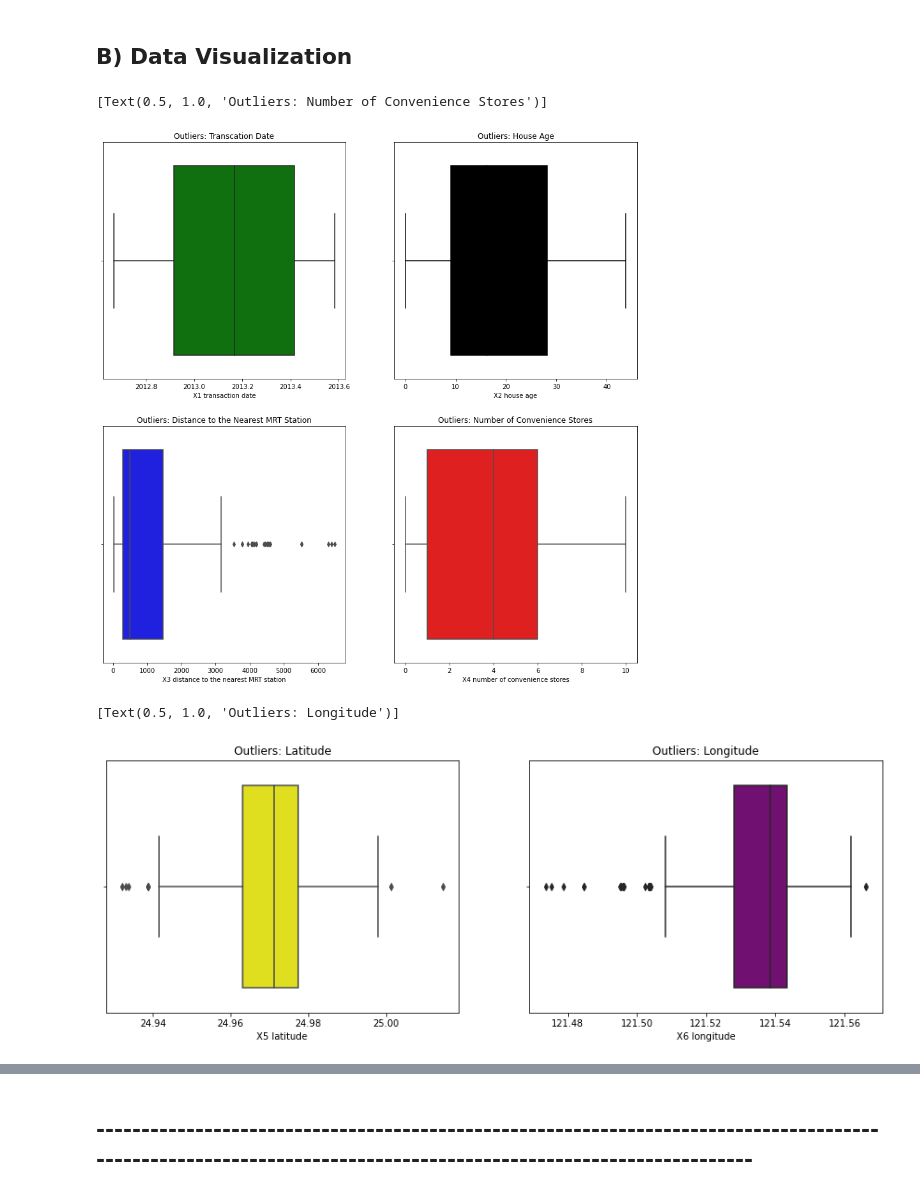
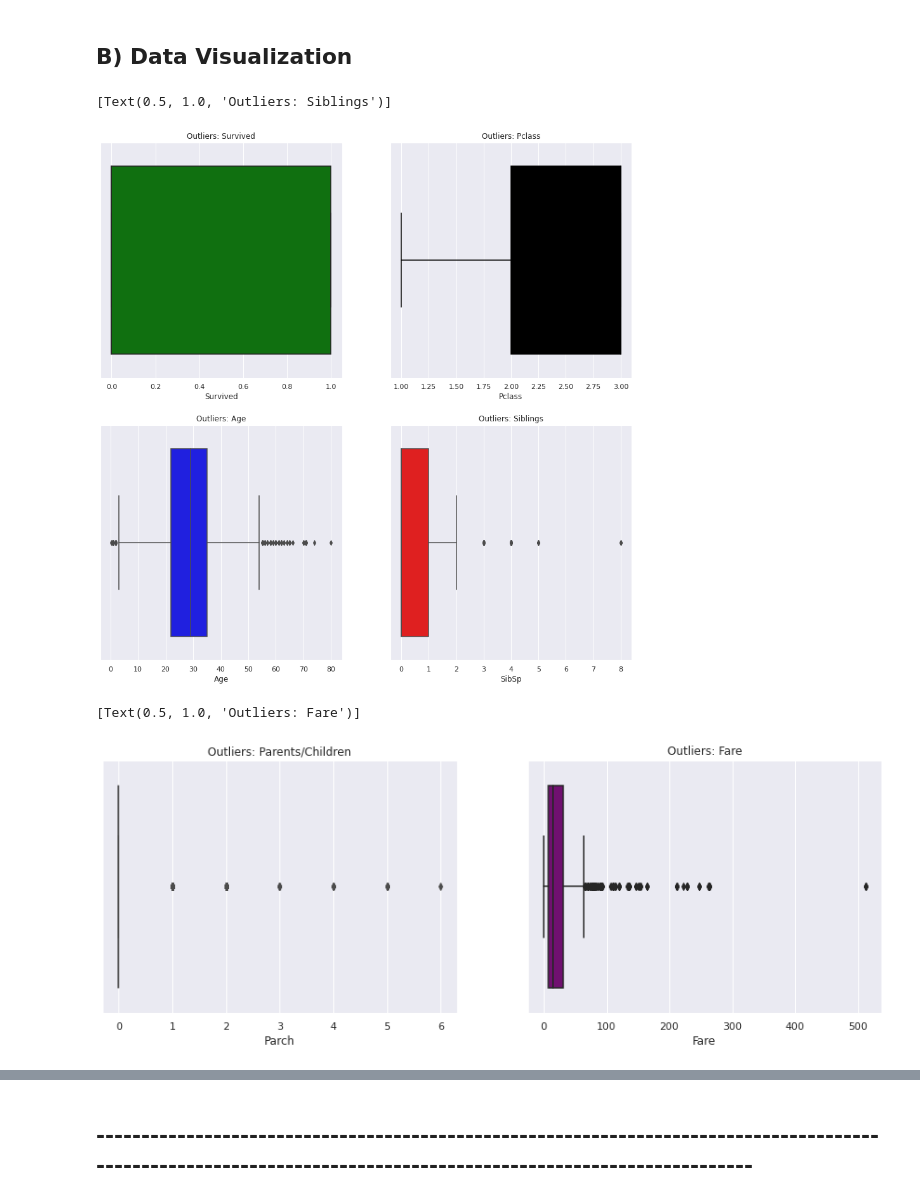
Before and after one commit to YehiaEhab16/AMIT_Projects_Machine_Learning, a Jupyter notebook: Machine Learning/Assignment 8/Titanic_Classification.ipynb, the cells around one changed output, grey strips where cells are left out. Cells and saved outputs as stored; diff of their text form; code cells hidden in the pictures.

```diff
--- a/Machine Learning/Assignment 8/Titanic_Classification.ipynb
+++ b/Machine Learning/Assignment 8/Titanic_Classification.ipynb
@@ -46,0 +31,11 @@ df.head()
+# %%
+df.drop(['PassengerId'], axis=1, inplace=True)
+# %%
+feature = list(df['Name'])
+arr = []
+for i in range(len(df['Name'])):
+    newFeature = feature[i].split(', ')
+    newFeature = newFeature[1].split('.')
+    newFeature = newFeature[0]
+    arr.append(newFeature)
+df['Name'] = arr
@@ -46,0 +78,5 @@ df.head()
+# %%
+df['Age'].fillna(int(df['Age'].mean()),inplace=True)
+df['Cabin'].fillna('Not_Provided',inplace=True)
+df['Embarked'].fillna('Not_Provided',inplace=True)
+df.isna().sum()
@@ -46,0 +100,3 @@ df.head()
+# %%
+df.drop_duplicates(inplace=True)
+df.duplicated().sum()
@@ -102,26 +151,26 @@ X1 transaction date - X2 house age - X3 distance to the nearest MRT station - X4
 # %%
 # detecting the outliers
 fig, axes = plt.subplots(2, 2)
 fig.set_size_inches(15,15)
 
-sns.boxplot(x='X1 transaction date', data=df, color='green',ax=axes[0,0]).set(title='Outliers: Transcation Date')
-sns.boxplot(x='X2 house age', data=df, color='black',ax=axes[0,1]).set(title='Outliers: House Age')
-sns.boxplot(x='X3 distance to the nearest MRT station', data=df, color='blue',ax=axes[1,0]).set(title='Outliers: Distance to the Nearest MRT Station')
-sns.boxplot(x='X4 number of convenience stores', data=df, color='red',ax=axes[1,1]).set(title='Outliers: Number of Convenience Stores')
+sns.boxplot(x='Survived', data=df, color='green',ax=axes[0,0]).set(title='Outliers: Survived')
+sns.boxplot(x='Pclass', data=df, color='black',ax=axes[0,1]).set(title='Outliers: Pclass')
+sns.boxplot(x='Age', data=df, color='blue',ax=axes[1,0]).set(title='Outliers: Age')
+sns.boxplot(x='SibSp', data=df, color='red',ax=axes[1,1]).set(title='Outliers: Siblings')
 
-#No Outliers in Number of Convenience Stores , House Age and Transaction Date
+#Some Outliers detected in Age , Siblings
 # %% [output]
-[Text(0.5, 1.0, 'Outliers: Number of Convenience Stores')]
+[Text(0.5, 1.0, 'Outliers: Siblings')]
-[figure, old version]
+[figure, new version]
 # %%
 # detecting the outliers
 fig, axes = plt.subplots(1, 2)
 fig.set_size_inches(15,5)
 
-sns.boxplot(x='X5 latitude', data=df, color='yellow',ax=axes[0]).set(title='Outliers: Latitude')
-sns.boxplot(x='X6 longitude', data=df, color='purple',ax=axes[1]).set(title='Outliers: Longitude')
+sns.boxplot(x='Parch', data=df, color='yellow',ax=axes[0]).set(title='Outliers: Parents/Children')
+sns.boxplot(x='Fare', data=df, color='purple',ax=axes[1]).set(title='Outliers: Fare')
 
 #Some Outliers detected in both features
 # %% [output]
-[Text(0.5, 1.0, 'Outliers: Longitude')]
+[Text(0.5, 1.0, 'Outliers: Fare')]
-[figure, old version]
+[figure, new version]
```
Also changed, not shown: parts of 74 cells of this notebook.
